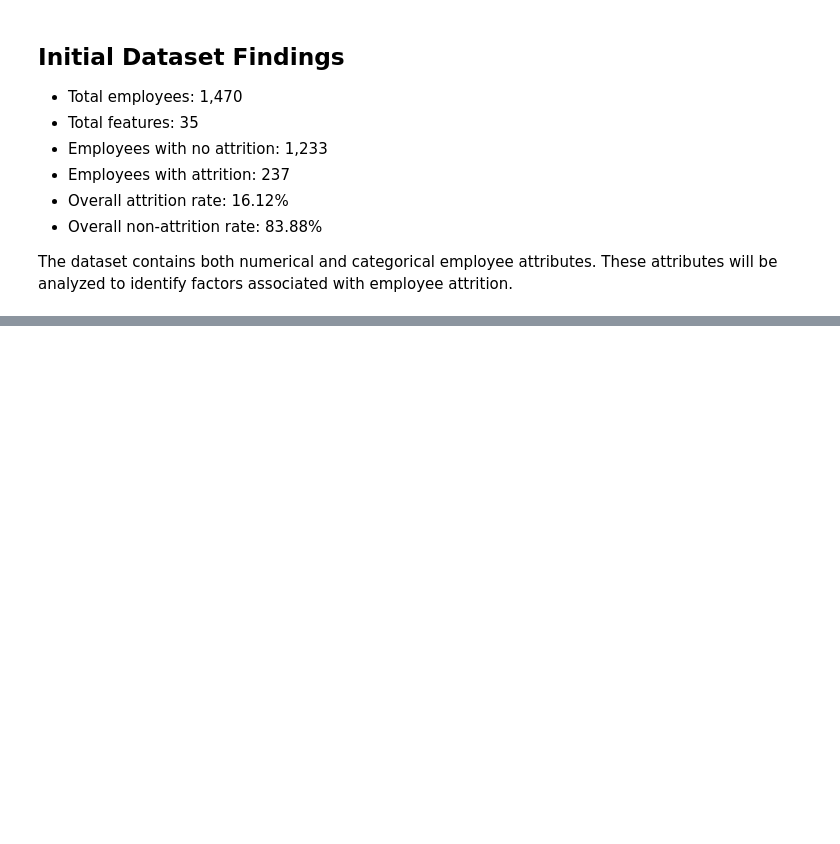
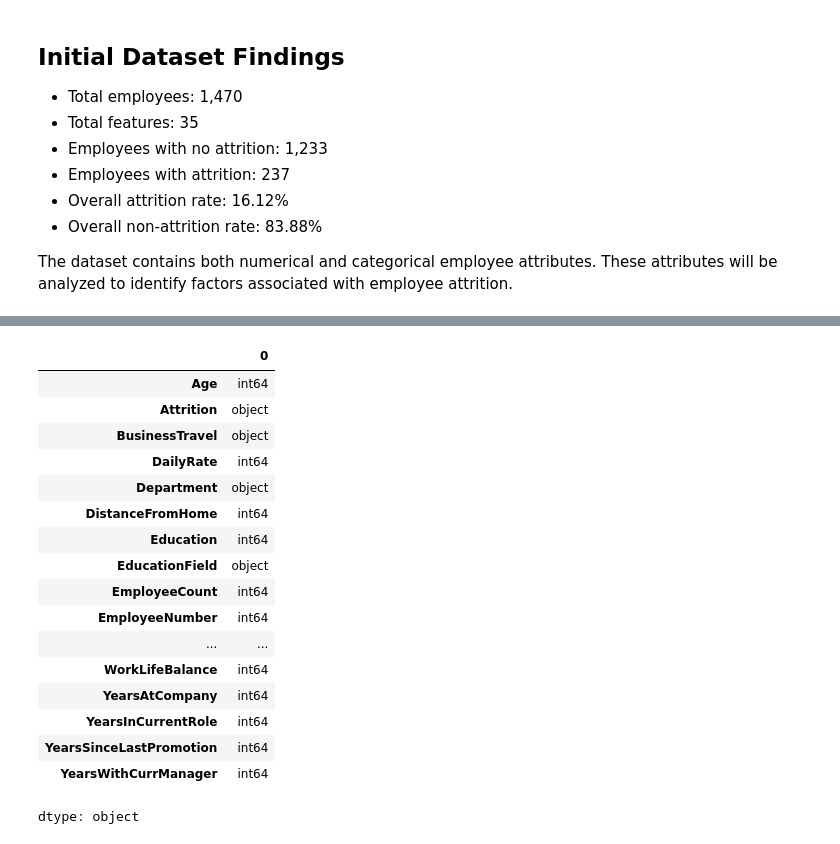
Before and after one commit to Prad3025/employee-attrition-ml, a Jupyter notebook: notebooks/01_business_and_data_understanding.ipynb, the cells around one changed output, grey strips where cells are left out. Drawn from its saved outputs; the diff is of its cells as text; code cells hidden in the pictures; blank space fills up the shorter version.

```diff
--- a/notebooks/01_business_and_data_understanding.ipynb
+++ b/notebooks/01_business_and_data_understanding.ipynb
@@ -20,6 +20,8 @@ os.listdir('/content/drive/MyDrive/EmployeeAttrition')
 # %%
 import pandas as pd
 df=pd.read_csv('/content/drive/MyDrive/EmployeeAttrition/Employee_Dataset.csv')
+# %%
+pd.set_option('display.max_columns', None)
 # %%
 df.head()
 # %% [output]
@@ -137,0 +158,21 @@ employee attrition.
+# %%
+df.dtypes
+# %% [output]
+|  | 0 |
+| Age | int64 |
+| Attrition | object |
+| BusinessTravel | object |
+| DailyRate | int64 |
+| Department | object |
+| DistanceFromHome | int64 |
+| Education | int64 |
+| EducationField | object |
+| EmployeeCount | int64 |
+| EmployeeNumber | int64 |
+| ... | ... |
+| WorkLifeBalance | int64 |
+| YearsAtCompany | int64 |
+| YearsInCurrentRole | int64 |
+| YearsSinceLastPromotion | int64 |
+| YearsWithCurrManager | int64 |
+dtype: object
```
Also changed, not shown: parts of 20 cells of this notebook.
